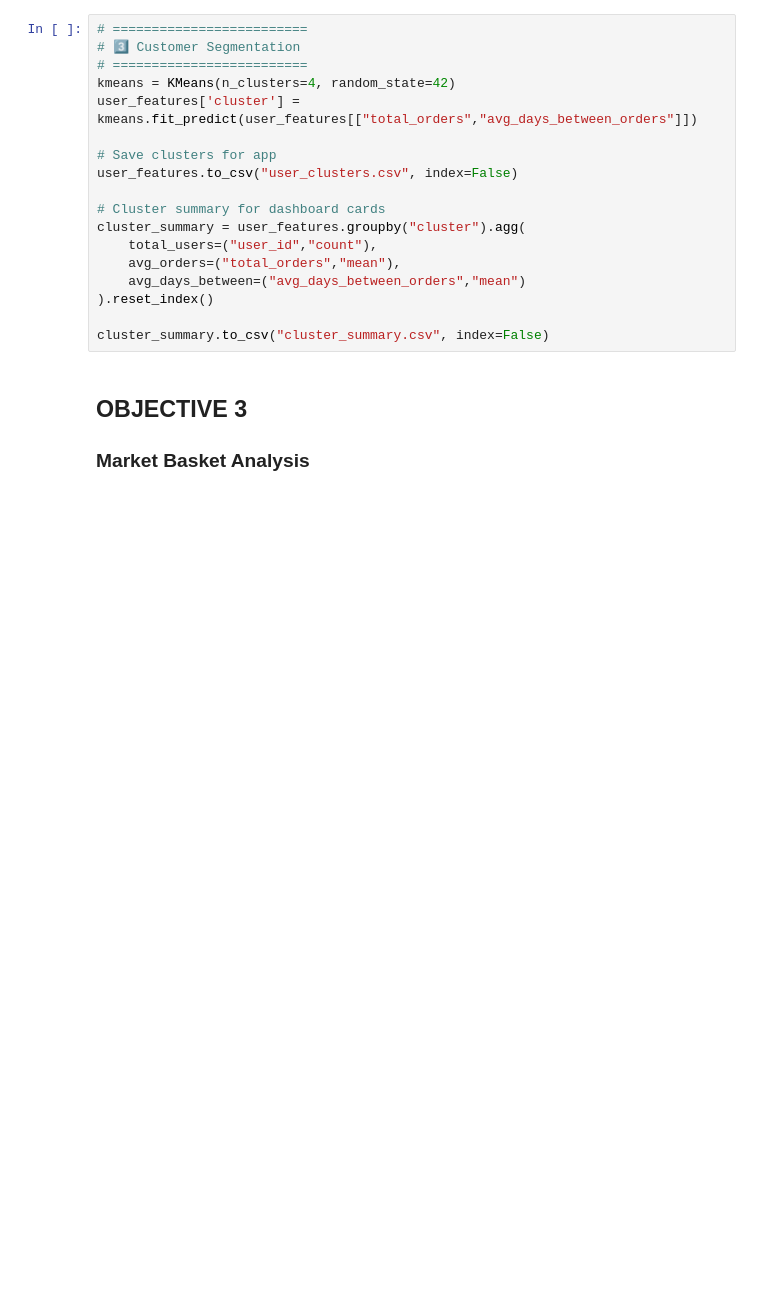
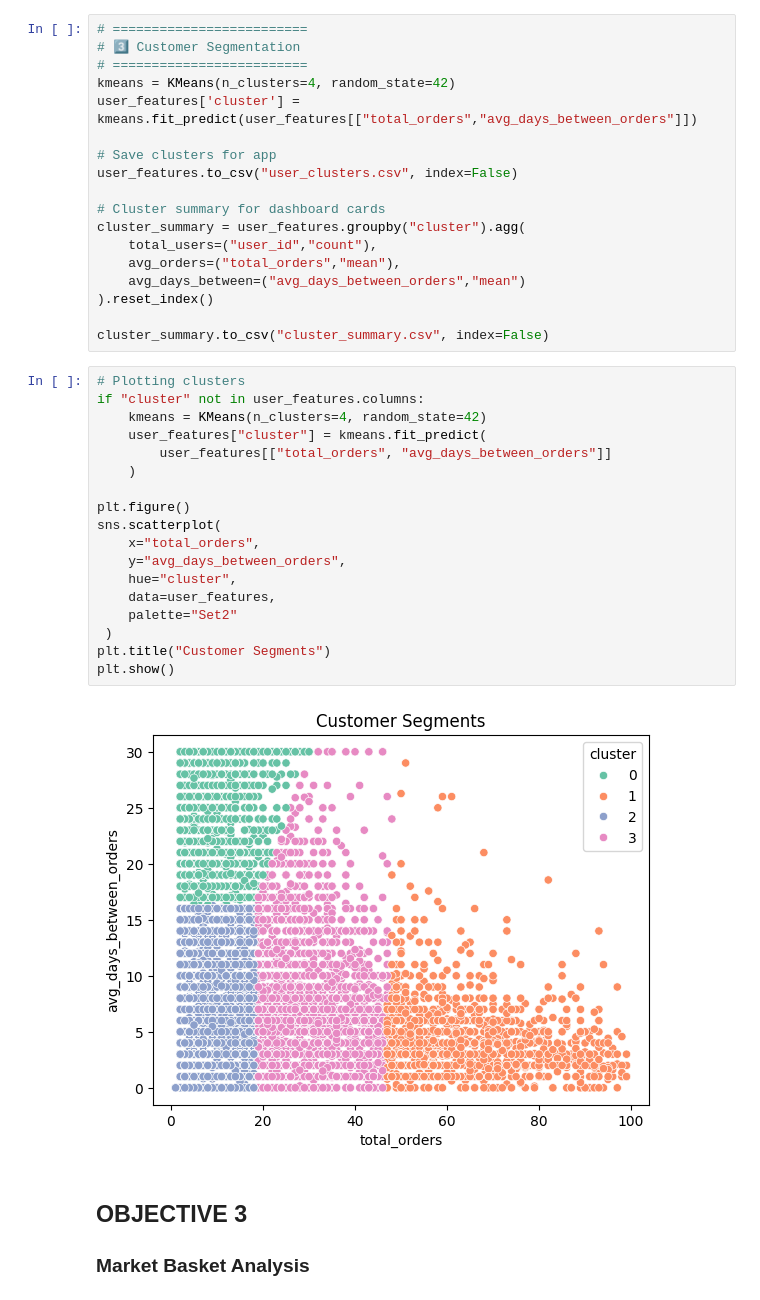
Before and after one commit to ThiwankaKT/ML_Project, a Jupyter notebook: shopping_analysis.ipynb, the cells around one changed output. Saved outputs shown, nothing was run; the diff lists cells and outputs as text; blank space fills up the shorter version.

Commit message:
plot

```diff
--- a/shopping_analysis.ipynb
+++ b/shopping_analysis.ipynb
@@ -381,6 +381,26 @@ cluster_summary = user_features.groupby("cluster").agg(
 ).reset_index()
 
 cluster_summary.to_csv("cluster_summary.csv", index=False)
+# %%
+# Plotting clusters
+if "cluster" not in user_features.columns:
+    kmeans = KMeans(n_clusters=4, random_state=42)
+    user_features["cluster"] = kmeans.fit_predict(
+        user_features[["total_orders", "avg_days_between_orders"]]
+    )
+
+plt.figure()
+sns.scatterplot(
+    x="total_orders",
+    y="avg_days_between_orders",
+    hue="cluster",
+    data=user_features,
+    palette="Set2"
+ )
+plt.title("Customer Segments")
+plt.show()
+# %% [output]
+[figure, added]
 # %% [markdown]
 ## OBJECTIVE 3
 ### Market Basket Analysis
```
